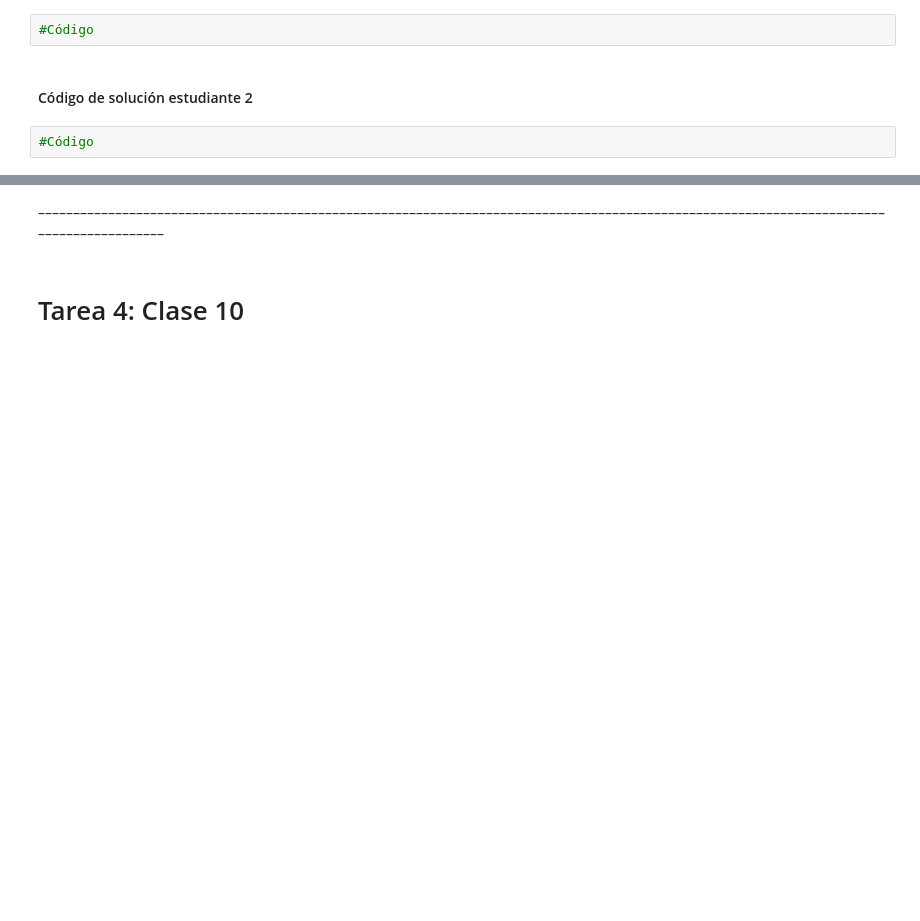
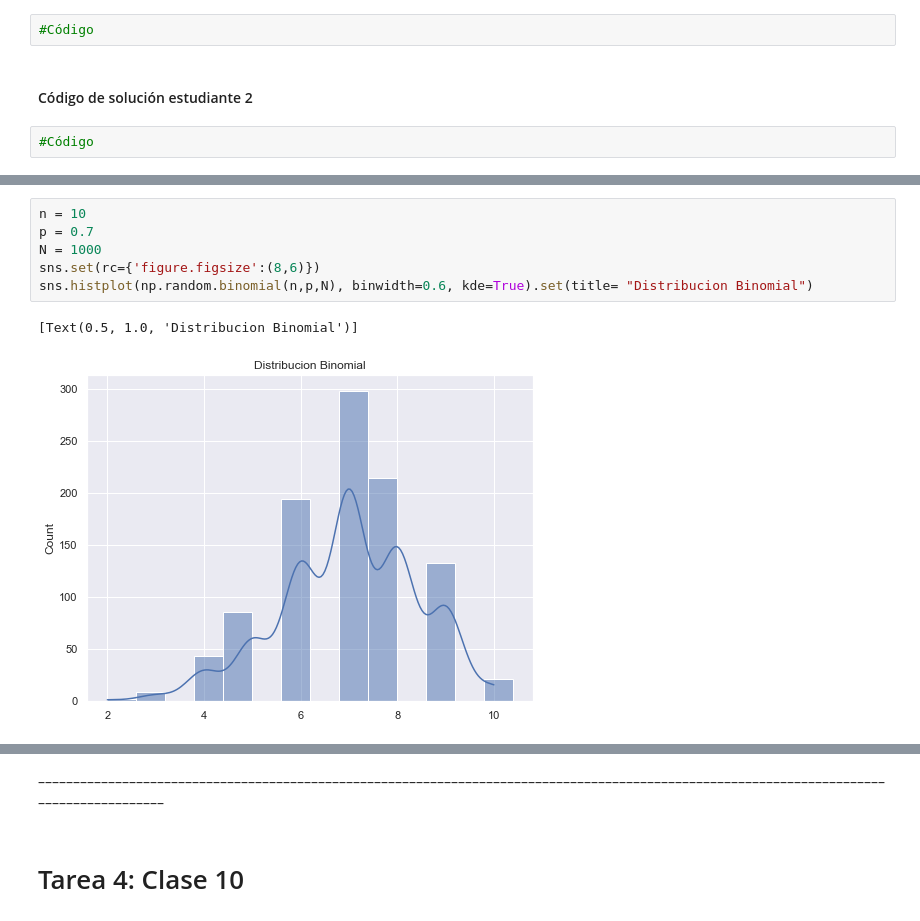
Before and after one commit to adrianhb01/ProyectoConjunto_GHerrera_LSanchez, a Jupyter notebook: ProyectoConjunto_GAHerrera_LESanchez.ipynb, the cells around one changed output, grey strips where cells are left out. Saved outputs shown, nothing was run; the diff lists cells and outputs as text; blank space fills up the shorter version.

```diff
--- a/ProyectoConjunto_GAHerrera_LESanchez.ipynb
+++ b/ProyectoConjunto_GAHerrera_LESanchez.ipynb
@@ -112,0 +148,9 @@ plt.show()
+# %%
+n = 10
+p = 0.7
+N = 1000
+sns.set(rc={'figure.figsize':(8,6)})
+sns.histplot(np.random.binomial(n,p,N), binwidth=0.6, kde=True).set(title= "Distribucion Binomial")
+# %% [output]
+[Text(0.5, 1.0, 'Distribucion Binomial')]
+[figure, added]
```
Also changed, not shown: parts of 7 cells of this notebook.
